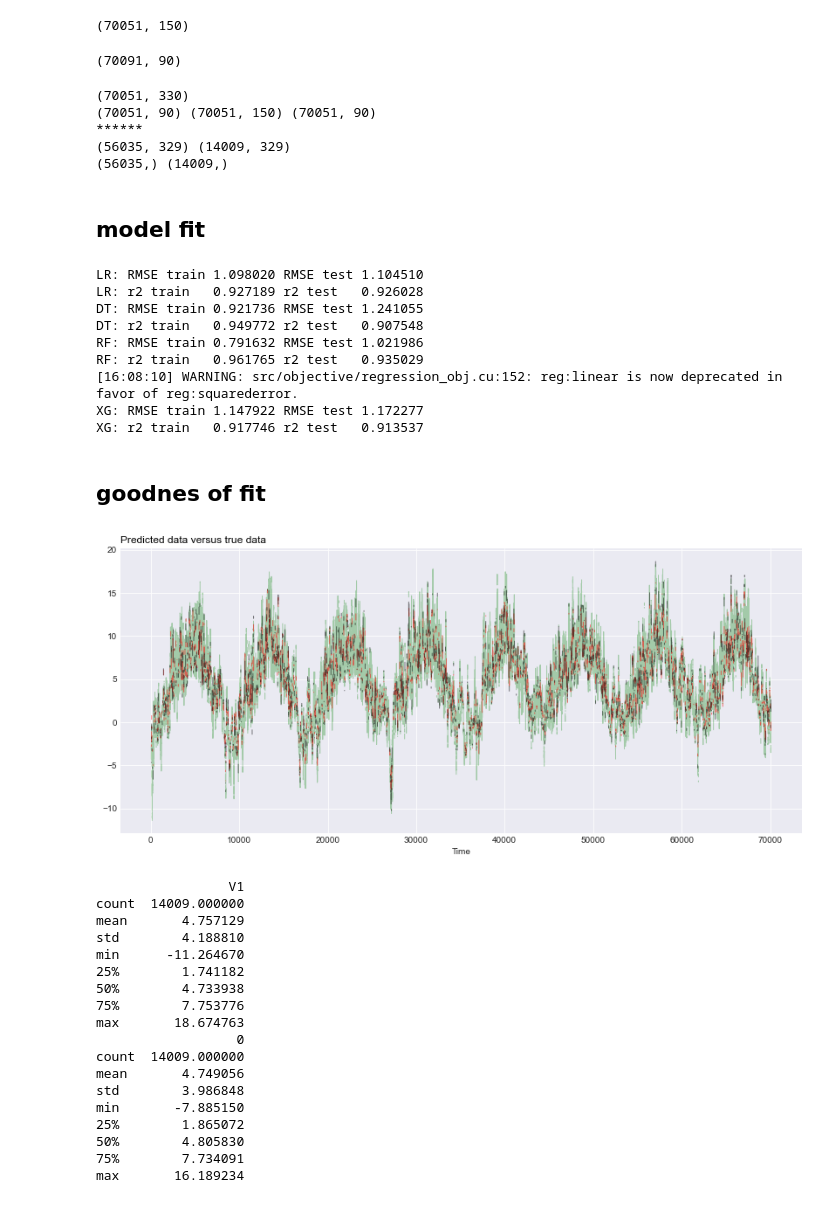
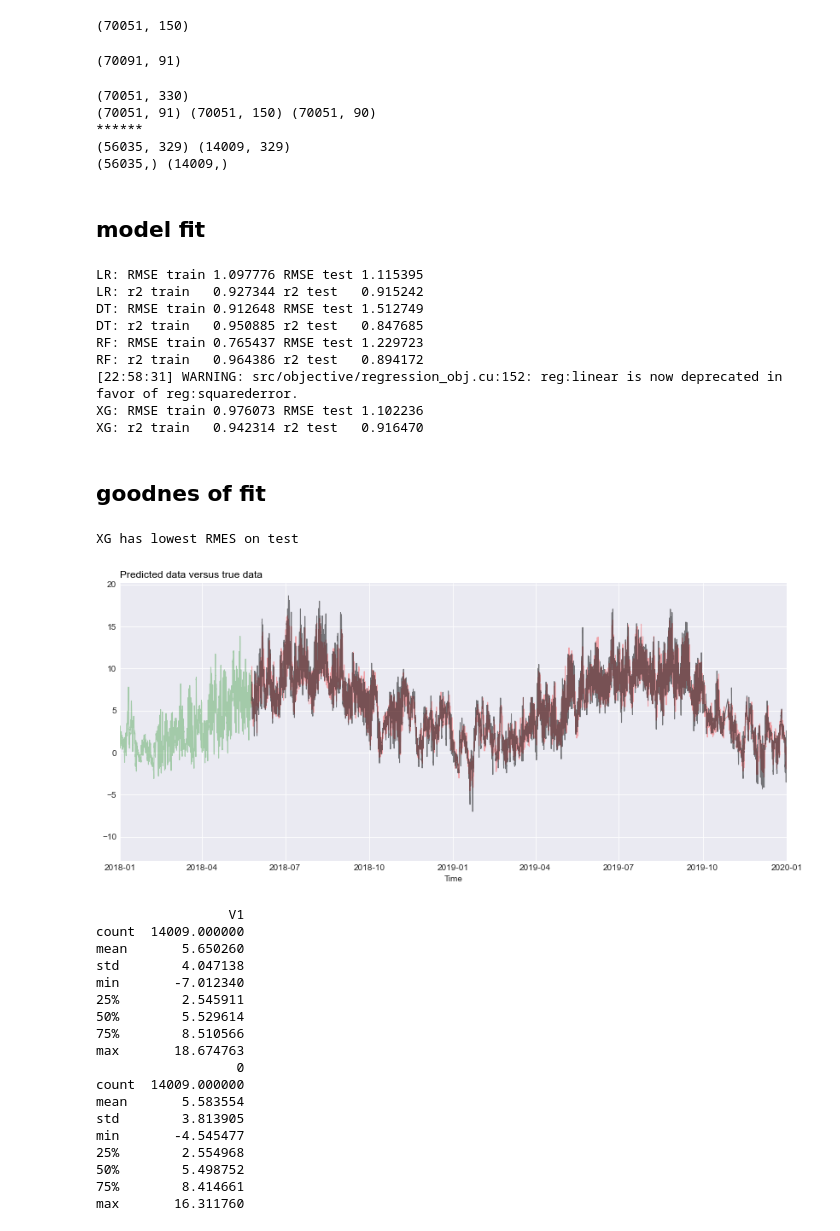
Before and after one commit to roishlezinger/test, a Jupyter notebook: predict.ipynb, the cells around one changed output. Drawn from its saved outputs; the diff is of its cells as text; code cells hidden in the pictures.

```diff
--- a/predict.ipynb
+++ b/predict.ipynb
@@ -46,7 +33,7 @@ dat
 ## feature engineering
 # %%
 ##add moving average/max/min on windows 10 and 20
-movs=[10,20,360]
+movs=[10,20]
 mov_data = pd.DataFrame()
 for mov in movs:
     #moving average
@@ -88,13 +75,13 @@ for i in list_one_hot:
     dat = dat.join(one_hot)
 
   #delete time stamp
-del dat['V0']
 dat.shape
 # %% [output]
-(70091, 90)
+(70091, 91)
 # %%
 #Connect of all new databases
 dat_new = pd.concat([dat[40:],prv_data,mov_data],axis=1)
+del dat_new['V0']
 #Sanity test
 print(dat_new.shape)
 print(dat[40:].shape,prv_data.shape,mov_data.shape)
@@ -109,12 +96,12 @@ y_dat = y_dat[7:]
 x_dat = x_dat[:-7]
 
 #train\test
-x_train, x_test, y_train, y_test = train_test_split(x_dat, y_dat, test_size=0.2)
+x_train, x_test, y_train, y_test = train_test_split(x_dat, y_dat, test_size=0.2,shuffle=False)
 print(x_train.shape, x_test.shape)
 print(y_train.shape, y_test.shape)
 # %% [output]
 (70051, 330)
-(70051, 90) (70051, 150) (70051, 90)
+(70051, 91) (70051, 150) (70051, 90)
 ******
 (56035, 329) (14009, 329)
 (56035,) (14009,)
@@ -135,8 +122,8 @@ from sklearn.ensemble import RandomForestRegressor
 models = []
 models.append(('LR', LinearRegression()))
 models.append(('DT',DecisionTreeRegressor(max_depth=12, min_samples_leaf=7, min_samples_split=7)))
-models.append(('RF',RandomForestRegressor(n_estimators=100 ,max_depth=12, min_samples_leaf=7, min_samples_split=7)))
-models.append(('XG',XGBRegressor(n_estimators=100)))
+models.append(('RF',RandomForestRegressor(n_estimators=500 ,max_depth=12, min_samples_leaf=7, min_samples_split=7)))
+models.append(('XG',XGBRegressor(n_estimators=500)))
 
 # evaluate each model in turn
 results = []
@@ -159,38 +146,44 @@ for name, model in models:
     r2_test = r2_score(y_predict_test, y_test)
     print("%s: r2 train   %f r2 test   %f" % (name,r2_train,r2_test))
 # %% [output]
-LR: RMSE train 1.098020 RMSE test 1.104510
-LR: r2 train   0.927189 r2 test   0.926028
-DT: RMSE train 0.921736 RMSE test 1.241055
-DT: r2 train   0.949772 r2 test   0.907548
-RF: RMSE train 0.791632 RMSE test 1.021986
-RF: r2 train   0.961765 r2 test   0.935029
-[16:08:10] WARNING: src/objective/regression_obj.cu:152: reg:linear is now deprecated in favor of reg:squarederror.
-XG: RMSE train 1.147922 RMSE test 1.172277
-XG: r2 train   0.917746 r2 test   0.913537
+LR: RMSE train 1.097776 RMSE test 1.115395
+LR: r2 train   0.927344 r2 test   0.915242
+DT: RMSE train 0.912648 RMSE test 1.512749
+DT: r2 train   0.950885 r2 test   0.847685
+RF: RMSE train 0.765437 RMSE test 1.229723
+RF: r2 train   0.964386 r2 test   0.894172
+[22:58:31] WARNING: src/objective/regression_obj.cu:152: reg:linear is now deprecated in favor of reg:squarederror.
+XG: RMSE train 0.976073 RMSE test 1.102236
+XG: r2 train   0.942314 r2 test   0.916470
 # %% [markdown]
 ## goodnes of fit
 # %%
 #inesrt the lowest rmse to y_predict_test
-names[3]
-y_predict_test = results[3]
+x = np.argmin(rmses)
+print("%s has lowest RMES on test" % names[x])
+y_predict_test = results[x]
+# %% [output]
+XG has lowest RMES on test
 # %%
 temp = pd.DataFrame(y_test)
 temp['predict'] = y_predict_test
 temp.columns = ['test', 'predict']
 final = pd.concat([temp, y_train], axis=1)
+final = pd.concat([final,dat.V0],axis=1)
+final = final.set_index('V0')
 
 palette = plt.get_cmap('Set1')
 plt.figure(figsize=(14,6))
 plt.plot(final.index.values, final.V1, linewidth=1, alpha=0.3,color='green',label='train')
-plt.plot(final.index.values, final.predict, linewidth=1, alpha=0.5,color='red',label='predict')
+plt.plot(final.index.values, final.predict, linewidth=1, alpha=0.3,color='red',label='predict')
 plt.plot(final.index.values, final.test, linewidth=1, alpha=0.5,color='black',label='test')
 plt.title("Predicted data versus true data ", loc='left', fontsize=12, fontweight=0, color='black')
 plt.xlabel("Time")
 plt.ylabel("")
+plt.xlim(pd.Timestamp('2018-01-01'), pd.Timestamp('2020-01-01'))
 plt.show()
 # %% [output]
-[figure, old version]
+[figure, new version]
 # %%
 #Comparison of basic parameters between test and predict
 print(pd.DataFrame(data=y_test).describe())
@@ -198,19 +191,19 @@ print(pd.DataFrame(data=y_predict_test).describe())
 # %% [output]
                  V1
 count  14009.000000
-mean       4.757129
-std        4.188810
-min      -11.264670
-25%        1.741182
-50%        4.733938
-75%        7.753776
+mean       5.650260
+std        4.047138
+min       -7.012340
+25%        2.545911
+50%        5.529614
+75%        8.510566
 max       18.674763
                   0
 count  14009.000000
-mean       4.749056
-std        3.986848
-min       -7.885150
-25%        1.865072
-50%        4.805830
-75%        7.734091
-max       16.189234
+mean       5.583554
+std        3.813905
+min       -4.545477
+25%        2.554968
+50%        5.498752
+75%        8.414661
+max       16.311760
```
Also changed, not shown: parts of 2 cells of this notebook.
